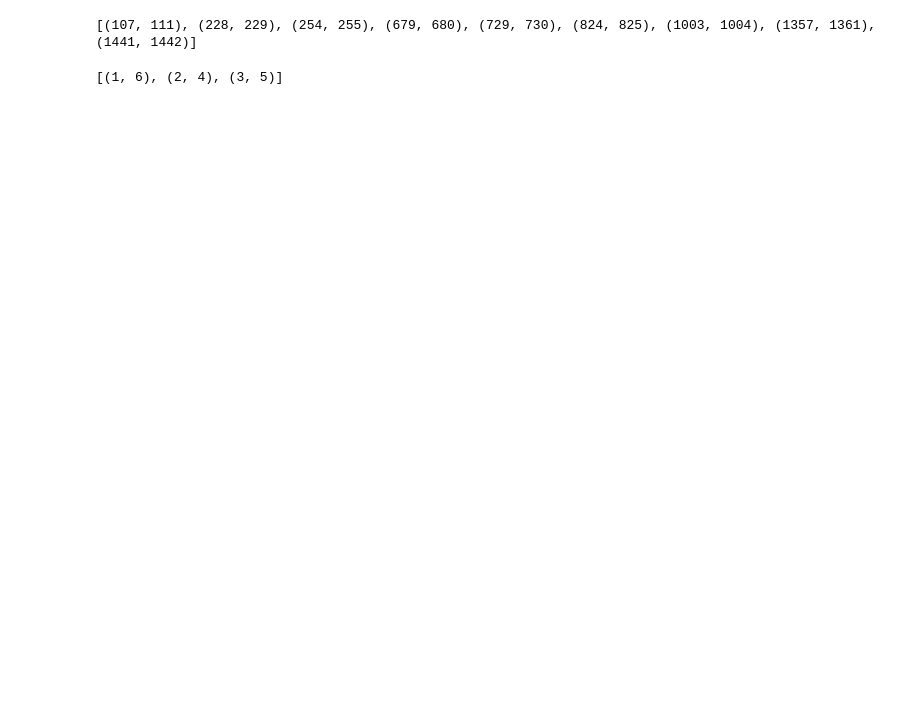
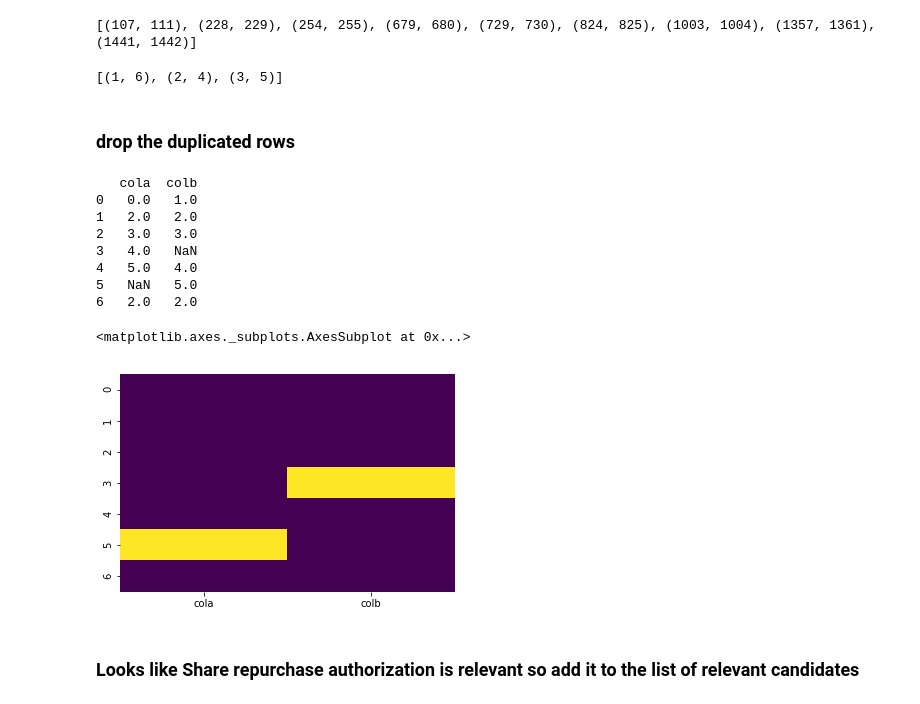
Before and after one commit to suhasinipallai/New_constructs, a Jupyter notebook: identifying-paragraphs.ipynb, the cells around one changed output. Drawn from its saved outputs; the diff is of its cells as text; code cells hidden in the pictures; blank space fills up the shorter version.

Commit message:
identified categories of relevant key text

```diff
--- a/identifying-paragraphs.ipynb
+++ b/identifying-paragraphs.ipynb
@@ -358,3 +343,23 @@ print (dfb)
 # %% [output]
 [(107, 111), (228, 229), (254, 255), (679, 680), (729, 730), (824, 825), (1003, 1004), (1357, 1361), (1441, 1442)]
 [(1, 6), (2, 4), (3, 5)]
+# %% [markdown]
+### drop the duplicated rows
+# %%
+# Gil's snippet on visualizing null values
+df = pd.DataFrame({'cola': [0,2,3,4,5, None, 2],'colb': [1,2,3, None,4,5, 2]})
+print(df)
+sns.heatmap(df.isnull(), yticklabels=True, cbar=False, cmap='viridis')
+# %% [output]
+   cola  colb
+0   0.0   1.0
+1   2.0   2.0
+2   3.0   3.0
+3   4.0   NaN
+4   5.0   4.0
+5   NaN   5.0
+6   2.0   2.0
+<matplotlib.axes._subplots.AxesSubplot at 0x...>
+[figure, added]
+# %% [markdown]
+### Looks like Share repurchase authorization is relevant so add it to the list of relevant candidates
```
Also changed, not shown: parts of 7 cells of this notebook.
